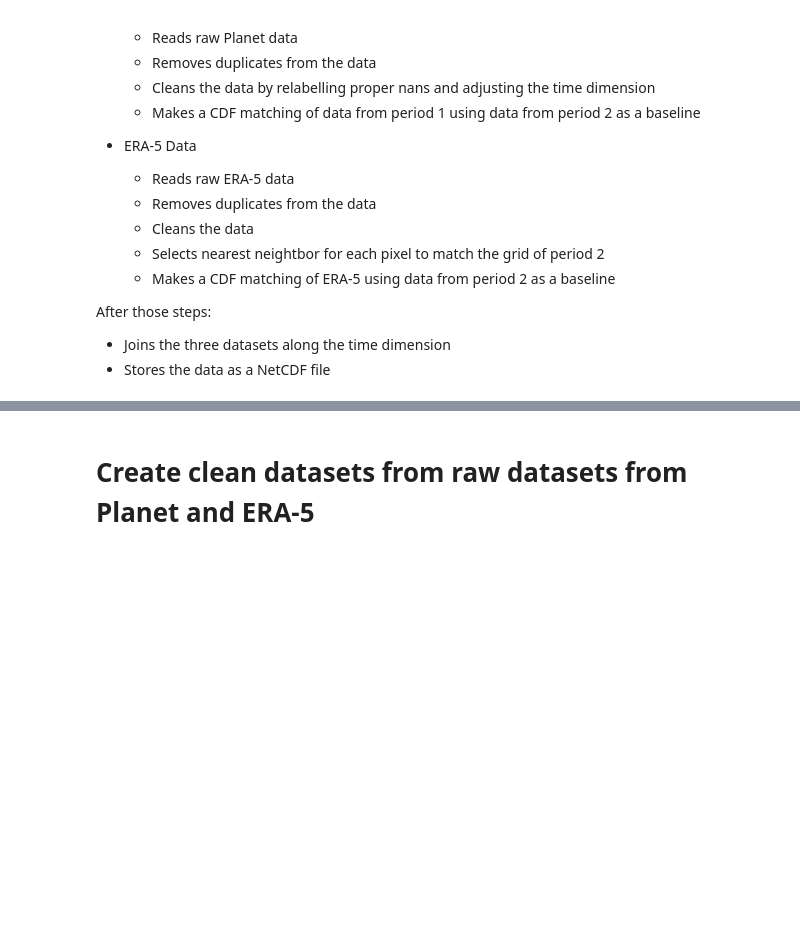
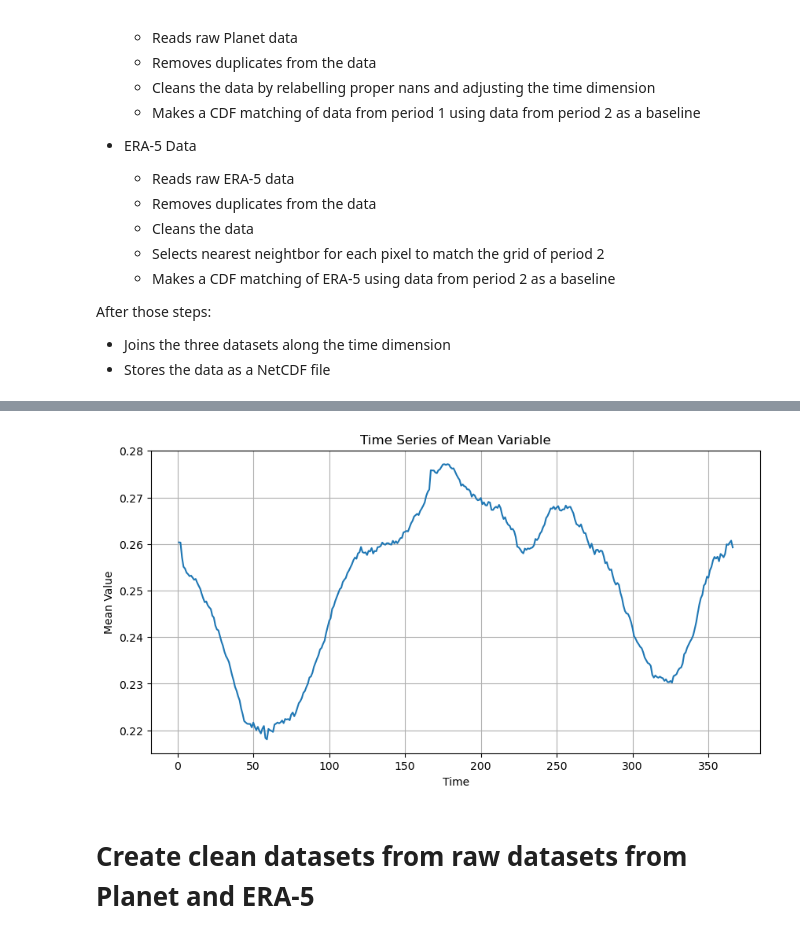
Before and after one commit to gaguilarc98/suyana, a Jupyter notebook: scripts/capacity/00_data_cleaning_pipeline.ipynb, the cells around one changed output, grey strips where cells are left out. Drawn from its saved outputs; the diff is of its cells as text; code cells hidden in the pictures; blank space fills up the shorter version.

```diff
--- a/scripts/capacity/00_data_cleaning_pipeline.ipynb
+++ b/scripts/capacity/00_data_cleaning_pipeline.ipynb
@@ -343,4 +397,4 @@ ds_period2 = clean_data(ds_period2, date_range=(date_fin, '2024-10-31'), na_repl
 # %%
-ds_period1 = coarsen_data(ds_period1, params_coarse={'lon':3, 'lat':3})
-ds_period2 = coarsen_data(ds_period2, params_coarse={'lon':3, 'lat':3})
+#ds_period1_ = coarsen_data(ds_period1, params_coarse={'lon':3, 'lat':3})
+#ds_period2_ = coarsen_data(ds_period2, params_coarse={'lon':3, 'lat':3})
 # %%
@@ -348,5 +402,10 @@ ds_empty = create_window_w_data(ds_era, ds_period2, date_range=(date_ini, date_f
 # %%
-ds_empty = clean_data(ds_empty, date_range=(date_ini, date_fin), params_smooth={'time':3})
+ds_empty = clean_data(ds_era, date_range=(date_ini, date_fin), params_smooth={'time':14})
+ds_empty = create_cluster_coord(ds_empty, gdf, cluster_var='nro_cluste')
+# %%
+ds_period1 = summarize_data(ds_period1, group_coords=['cluster'])
+ds_period2 = summarize_data(ds_period2, group_coords=['cluster'])
+ds_empty = summarize_data(ds_empty, group_coords=['cluster'])
 # %%
 '''
 ds_period1 = summarize_data(ds_period1, group_cols=['lon', 'lat'])
@@ -356,9 +417,23 @@ ds_empty = summarize_data(ds_empty, group_cols=['lon', 'lat'])
 # %%
-ds_period1, ds_period2 = cdf_matching_grouped(ds_period1, ds_period2, 'swc', group_cols=['lon', 'lat', 'week'], adjust_field_base=True)
+ds_period1, ds_period2 = cdf_matching_grouped(ds_period1, ds_period2, 'swc', group_cols=['week'], adjust_field_base=True)
 # %%
 ds_empty, ds_period2 = cdf_matching_grouped(ds_empty, ds_period2, 'swc')
 # %%
 ds_concat = concat_arrays(ds_period1, 'time', ds_empty, ds_period2)
+# %%
+# Take the mean over lat and lon to get a time series
+time_series = ds_concat.sel(cluster=2.0)['swc_adjusted'].groupby('time.dayofyear').mean()
+
+# Plot the time series
+plt.figure(figsize=(10, 5))
+time_series.plot()
+plt.xlabel("Time")
+plt.ylabel("Mean Value")
+plt.title("Time Series of Mean Variable")
+plt.grid()
+plt.show()
+# %% [output]
+[figure, added]
 # %% [markdown]
 # Create clean datasets from raw datasets from Planet and ERA-5
 # %%
```
Also changed, not shown: parts of 48 cells of this notebook, 24 other files.
